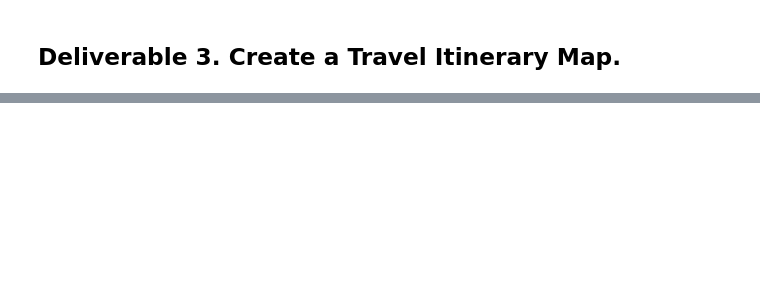
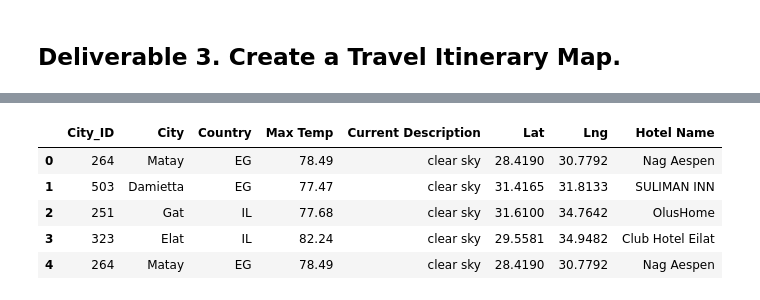
Before and after one commit to erikajwolf/World_Weather_Analysis, a Jupyter notebook: Vacation_Itinerary/Vacation_Itinerary.ipynb, the cells around one changed output, grey strips where cells are left out. Saved outputs shown, nothing was run; the diff lists cells and outputs as text; code cells hidden in the pictures; blank space fills up the shorter version.

```diff
--- a/Vacation_Itinerary/Vacation_Itinerary.ipynb
+++ b/Vacation_Itinerary/Vacation_Itinerary.ipynb
@@ -46,11 +53,11 @@ fig
 # From the map above pick 4 cities and create a vacation itinerary route to travel between the four cities.
 # 5. Create DataFrames for each city by filtering the 'vacation_df' using the loc method.
 # Hint: The starting and ending city should be the same city.
-city_start = ""
-city_end = ""
-city_1 = ""
-city_2 = ""
-city_3 = ""
+city_start = "Matay"
+city_end = "Matay"
+city_1 = "Damietta"
+city_2 = "Gat"
+city_3 = "Elat"
 
 
 vacation_start = vacation_df.loc[vacation_df["City"] == city_start]
@@ -76,8 +85,15 @@ fig
 # %%
 # 8. To create a marker layer map between the four cities.
 #  Combine the four city DataFrames into one DataFrame using the concat() function.
-itinerary_df = pd.concat([],ignore_index=True)
+itinerary_df = pd.concat([vacation_start, vacation_stop1, vacation_stop2, vacation_stop3, vacation_start], ignore_index=True)
 itinerary_df
+# %% [output]
+|  | City_ID | City | Country | Max Temp | Current Description | Lat | Lng | Hotel Name |
+| 0 | 264 | Matay | EG | 78.49 | clear sky | 28.4190 | 30.7792 | Nag Aespen |
+| 1 | 503 | Damietta | EG | 77.47 | clear sky | 31.4165 | 31.8133 | SULIMAN INN |
+| 2 | 251 | Gat | IL | 77.68 | clear sky | 31.6100 | 34.7642 | OlusHome |
+| 3 | 323 | Elat | IL | 82.24 | clear sky | 29.5581 | 34.9482 | Club Hotel Eilat |
+| 4 | 264 | Matay | EG | 78.49 | clear sky | 28.4190 | 30.7792 | Nag Aespen |
 # %%
 # 9 Using the template add city name, the country code, the weather description and maximum temperature for the city.
 info_box_template = """
```
Also changed, not shown: parts of 4 cells of this notebook, 7 other files.
